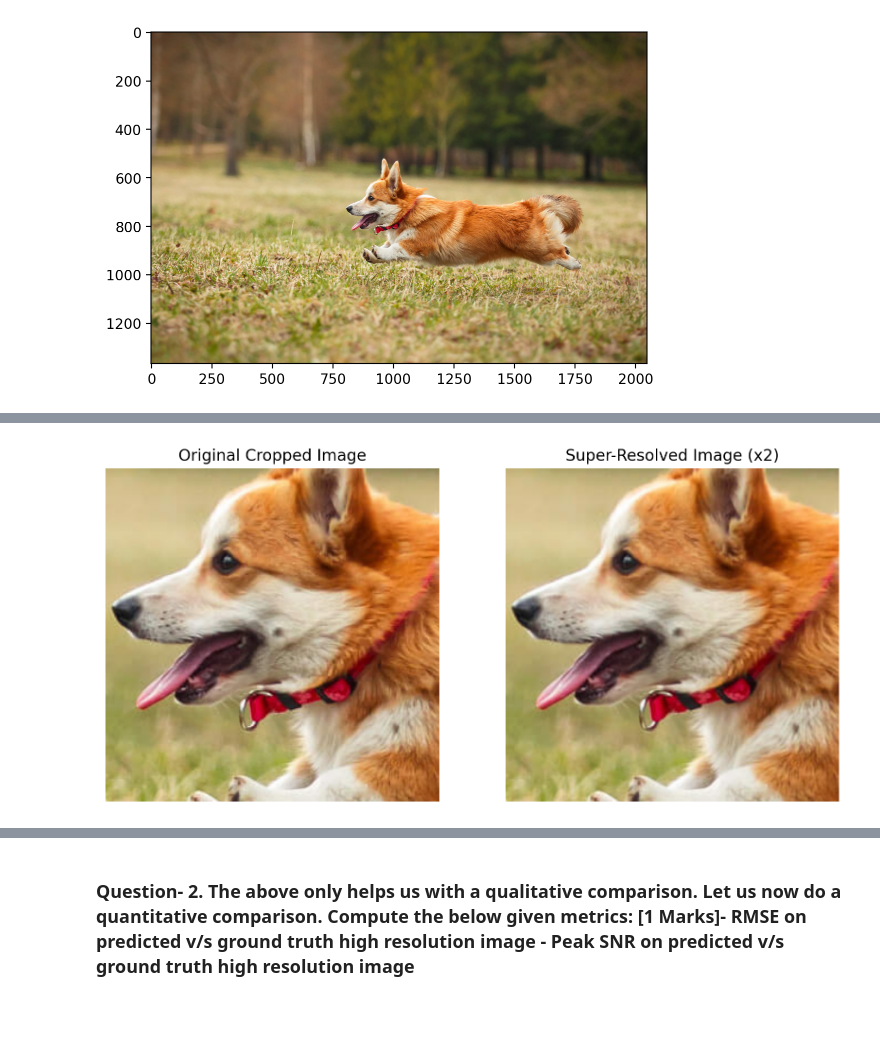
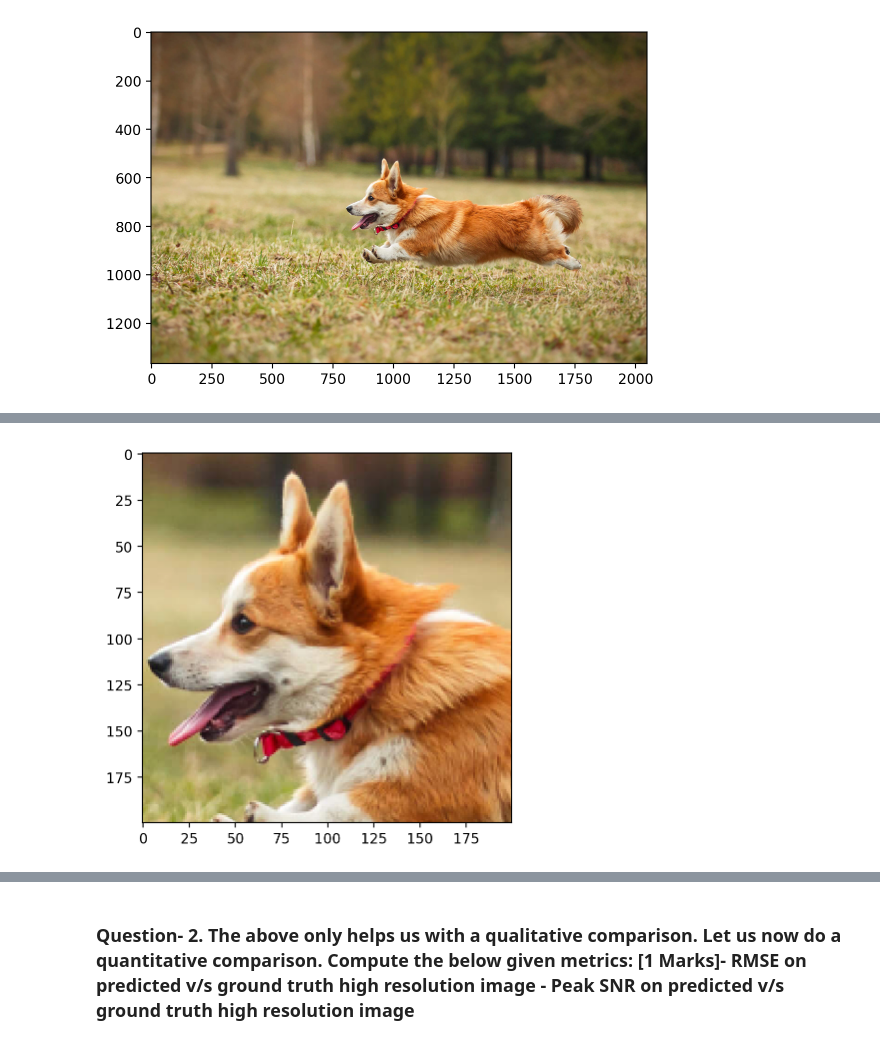
Before and after one commit to AbhayVG/ES335-Assigment-2, a Jupyter notebook: Task 3/task_3.ipynb, the cells around one changed output, grey strips where cells are left out. Cells and saved outputs as stored; diff of their text form; code cells hidden in the pictures; blank space fills up the shorter version.

```diff
--- a/Task 3/task_3.ipynb
+++ b/Task 3/task_3.ipynb
@@ -83,54 +93,17 @@ plt.imshow(rearrange(crop, 'c h w -> h w c').cpu().numpy())
-# %%
-# Function to perform simple bilinear interpolation for super-resolution
-def perform_super_resolution(image, scale_factor=2):
-    """
-    Perform super-resolution using bilinear interpolation.
-    Upscales the image by a factor of `scale_factor`.
-    """
-    # Upsample the image using bilinear interpolation
-    upsampled_image = torch.nn.functional.interpolate(
-        image.unsqueeze(0).float(),
-        scale_factor=scale_factor,
-        mode='bilinear',
-        align_corners=False
-    )
-    return upsampled_image.squeeze(0)  # Remove batch dimension
-
-# Preprocessing the image
-img = torchvision.io.read_image("dog.jpg")
-
-# Normalize the image using MinMaxScaler
-scaler_img = preprocessing.MinMaxScaler().fit(img.reshape(-1, 1))
-img_scaled = scaler_img.transform(img.reshape(-1, 1)).reshape(img.shape)
-img_scaled = torch.tensor(img_scaled)
-
-# Crop the image (same as in the notebook)
-crop = torchvision_crop(img_scaled, 600, 800, 300, 300)
-
-# Move the cropped image to the device (GPU or CPU)
-device = torch.device('cuda' if torch.cuda.is_available() else 'cpu')
-crop = crop.to(device)
-
-# Perform super-resolution (upsample by a factor of 2)
-crop_super_res = perform_super_resolution(crop, scale_factor=2)
-
-# Convert both images back to CPU for visualization
-crop_cpu = crop.cpu()
-crop_super_res_cpu = crop_super_res.cpu()
-
-# Display side-by-side comparison
-fig, axs = plt.subplots(1, 2, figsize=(10, 5))
-
-# Original cropped image
-axs[0].imshow(rearrange(crop_cpu, 'c h w -> h w c').numpy())
-axs[0].set_title("Original Cropped Image")
-axs[0].axis('off')
-
-# Super-resolved image
-axs[1].imshow(rearrange(crop_super_res_cpu, 'c h w -> h w c').detach().numpy())
-axs[1].set_title("Super-Resolved Image (x2)")
-axs[1].axis('off')
-
-plt.show()
-# %% [output]
-[figure, removed]
+# %%
+# Step - 2
+
+import cv2
+
+# Resize it to a 200x200 image (this will be your input image). You can use OpenCV's resize function or another library for this.
+crop_np = np.array(crop)  # This will create an array in shape [H, W, C]
+
+# Resize the image using OpenCV
+crop_resized = cv2.resize(crop_np, (200, 200))
+
+# Display the resized image
+plt.imshow(crop_resized)
+  # Optional: hide axes
+plt.show()
+# %% [output]
+[figure, added]
```
Also changed, not shown: parts of 17 cells of this notebook, 1 other file.
